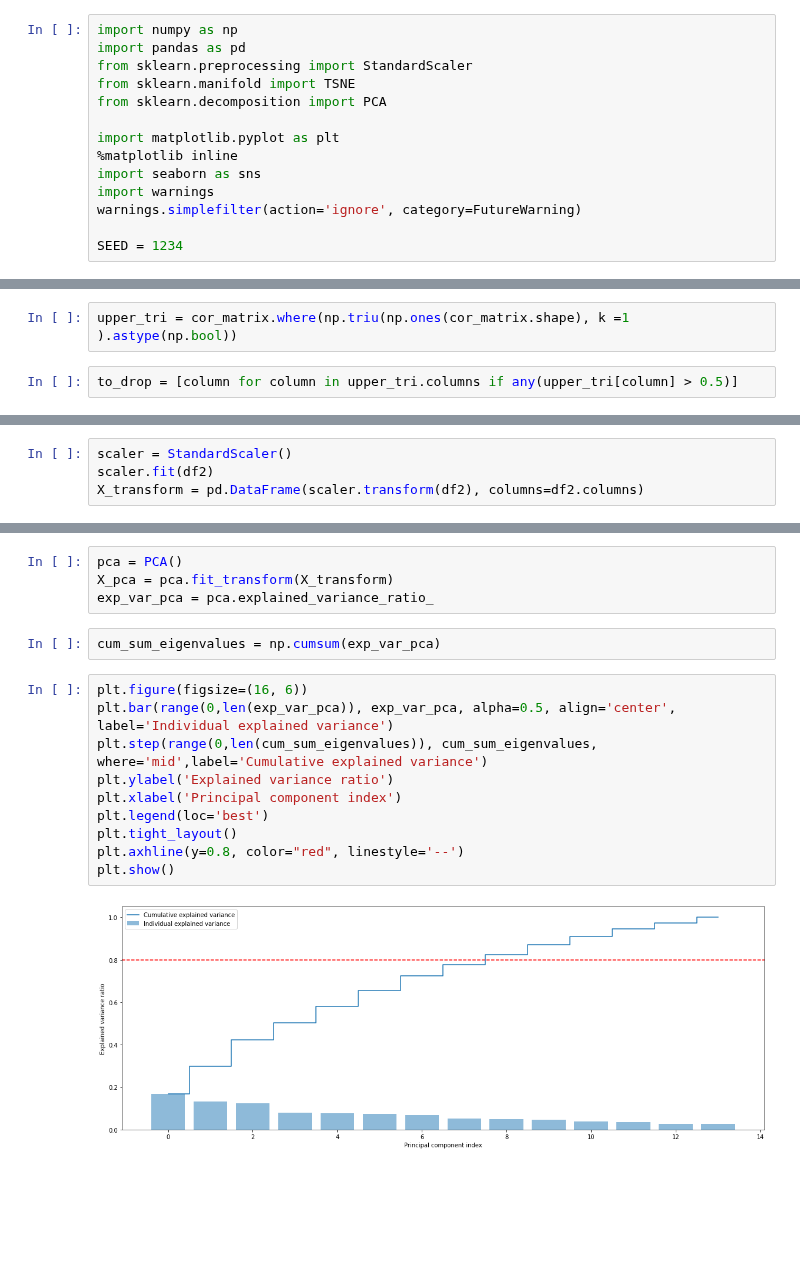
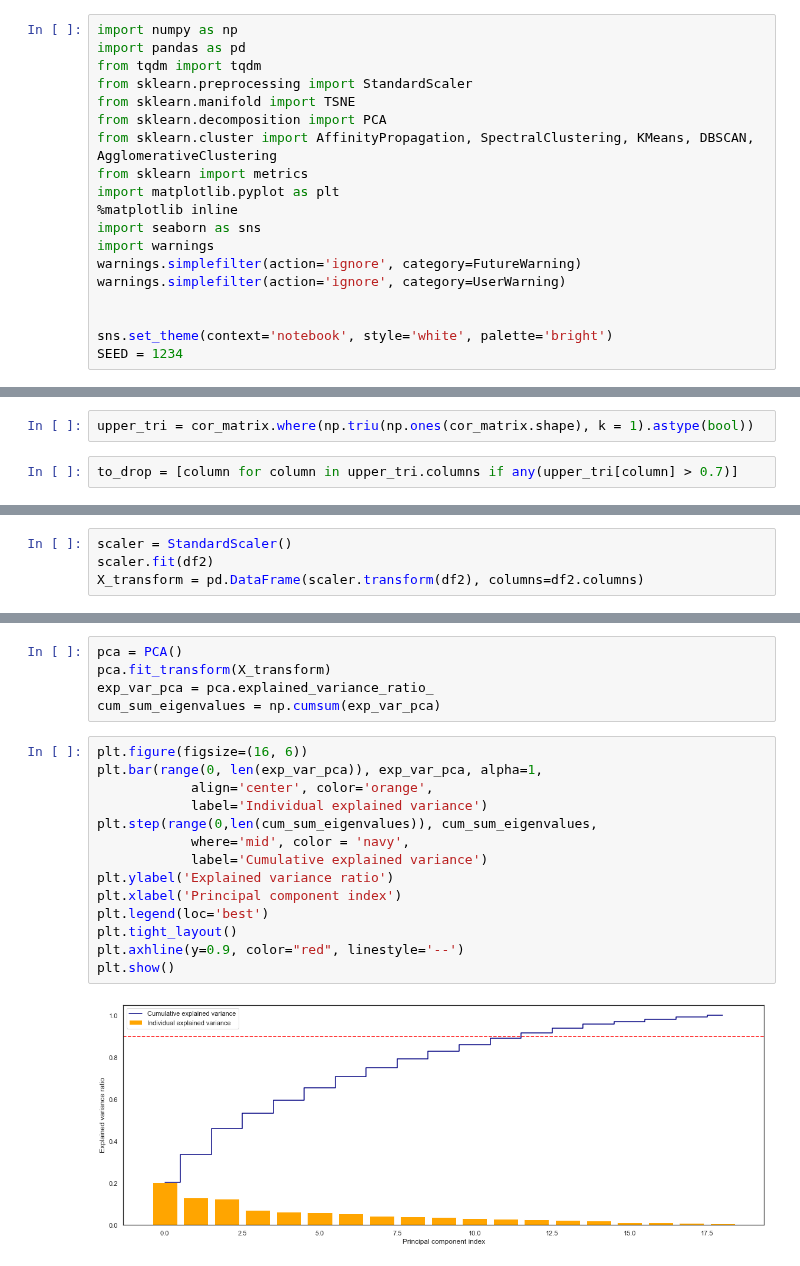
Before and after one commit to kosmobiker/SGH, a Jupyter notebook: Multidim/project_mulidim.ipynb, the cells around one changed output, grey strips where cells are left out. Cells and saved outputs as stored; diff of their text form; blank space fills up the shorter version.

```diff
--- a/Multidim/project_mulidim.ipynb
+++ b/Multidim/project_mulidim.ipynb
@@ -1,16 +1,21 @@
 # %%
 import numpy as np
 import pandas as pd
+from tqdm import tqdm
 from sklearn.preprocessing import StandardScaler
 from sklearn.manifold import TSNE
 from sklearn.decomposition import PCA
-
+from sklearn.cluster import AffinityPropagation, SpectralClustering, KMeans, DBSCAN, AgglomerativeClustering
+from sklearn import metrics
 import matplotlib.pyplot as plt
 %matplotlib inline
 import seaborn as sns
 import warnings
 warnings.simplefilter(action='ignore', category=FutureWarning)
+warnings.simplefilter(action='ignore', category=UserWarning)
 
+
+sns.set_theme(context='notebook', style='white', palette='bright')
 SEED = 1234
 # %%
 df = pd.read_csv('../data/data_multidim/country_profile_variables.csv')
@@ -92,9 +97,9 @@ df = df.drop(list_of_cols_paired, axis=1)
 df1 = df[df.columns[df.isnull().sum()/len(df) <= 0.1]]
 cor_matrix = df1.corr().abs()
 # %%
-upper_tri = cor_matrix.where(np.triu(np.ones(cor_matrix.shape), k =1 ).astype(np.bool))
+upper_tri = cor_matrix.where(np.triu(np.ones(cor_matrix.shape), k = 1).astype(bool))
 # %%
-to_drop = [column for column in upper_tri.columns if any(upper_tri[column] > 0.5)]
+to_drop = [column for column in upper_tri.columns if any(upper_tri[column] > 0.7)]
 # %%
 to_drop
 # %% [output]
@@ -170,18 +179,21 @@ sns.scatterplot(data=X_pca, x='PCA_1', y='PCA_2', hue='region', color='blue').se
 # %%
 pca = PCA()
-X_pca = pca.fit_transform(X_transform)
+pca.fit_transform(X_transform)
 exp_var_pca = pca.explained_variance_ratio_
+cum_sum_eigenvalues = np.cumsum(exp_var_pca)
-# %%
-cum_sum_eigenvalues = np.cumsum(exp_var_pca)
 # %%
 plt.figure(figsize=(16, 6))
-plt.bar(range(0,len(exp_var_pca)), exp_var_pca, alpha=0.5, align='center', label='Individual explained variance')
-plt.step(range(0,len(cum_sum_eigenvalues)), cum_sum_eigenvalues, where='mid',label='Cumulative explained variance')
+plt.bar(range(0, len(exp_var_pca)), exp_var_pca, alpha=1,
+            align='center', color='orange',
+            label='Individual explained variance')
+plt.step(range(0,len(cum_sum_eigenvalues)), cum_sum_eigenvalues,
+            where='mid', color = 'navy',
+            label='Cumulative explained variance')
 plt.ylabel('Explained variance ratio')
 plt.xlabel('Principal component index')
 plt.legend(loc='best')
 plt.tight_layout()
-plt.axhline(y=0.8, color="red", linestyle='--')
+plt.axhline(y=0.9, color="red", linestyle='--')
 plt.show()
 # %% [output]
-[figure, old version]
+[figure, new version]
```
Also changed, not shown: parts of 12 cells of this notebook, 1 other file.
